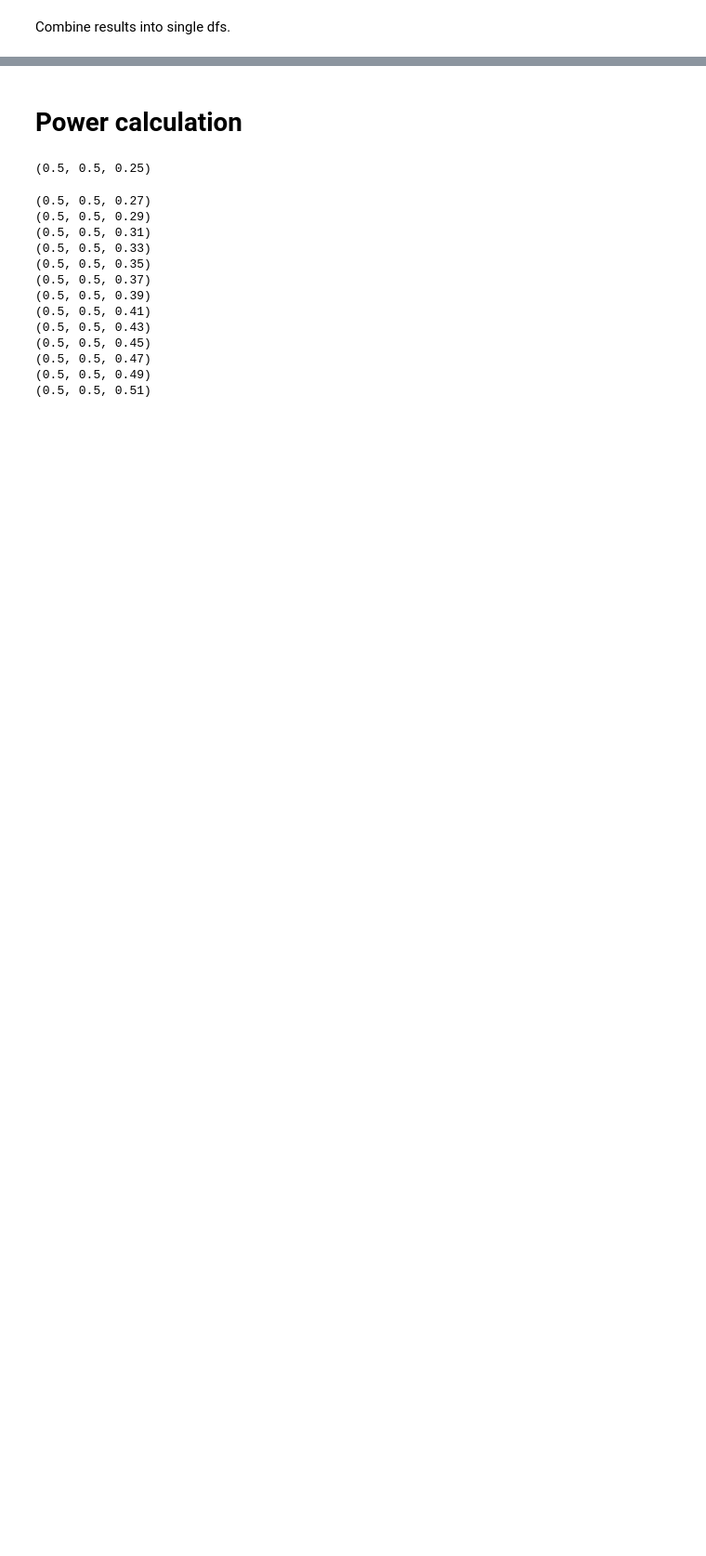
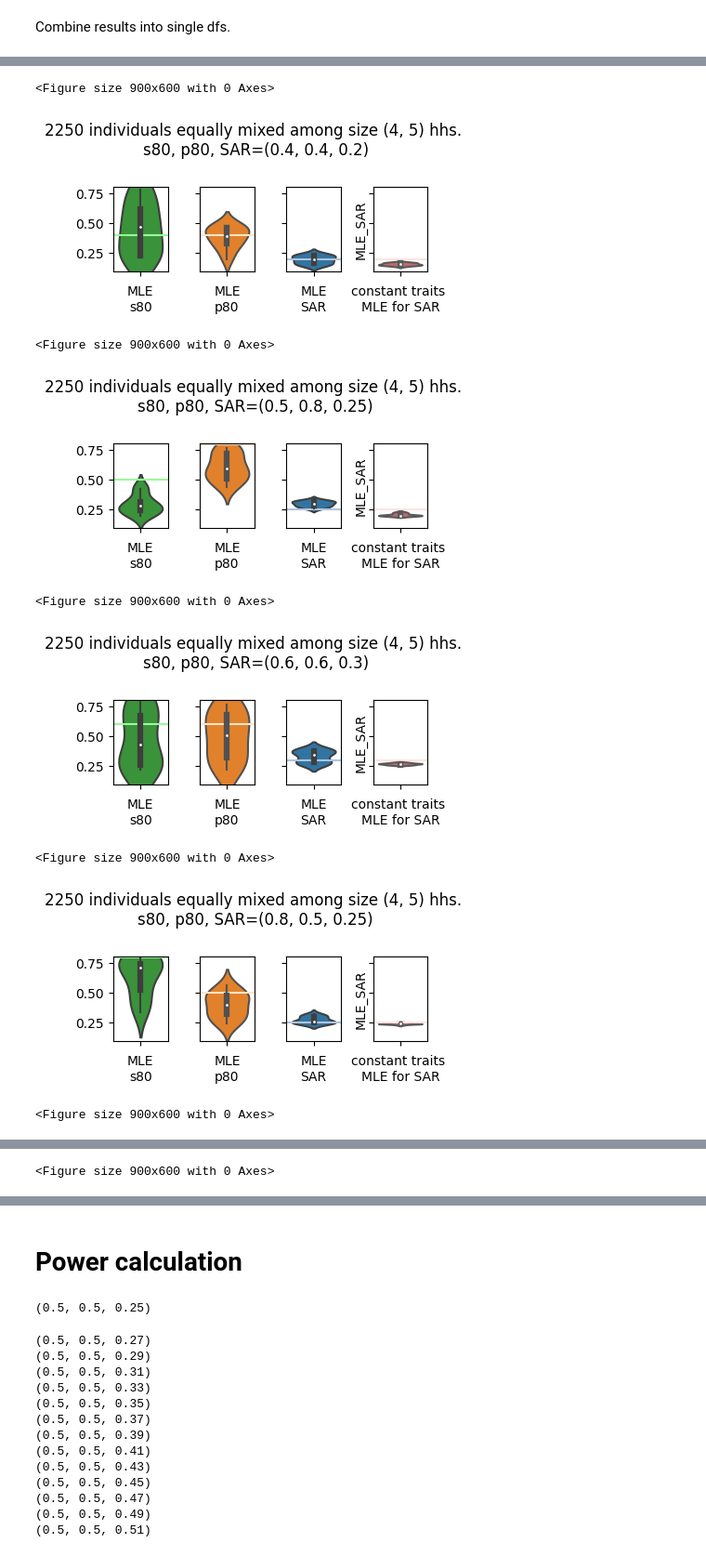
Before and after one commit to tanderson11/householdheterogeneity, a Jupyter notebook: notebooks/ViolinsAndPowerCalc.ipynb, the cells around one changed output, grey strips where cells are left out. Shown at 93% size. Cells and saved outputs as stored; diff of their text form; code cells hidden in the pictures; blank space fills up the shorter version.

```diff
--- a/notebooks/ViolinsAndPowerCalc.ipynb
+++ b/notebooks/ViolinsAndPowerCalc.ipynb
@@ -123,7 +207,9 @@ def make_mles(logl, parameters, population, parameter_set):
 # %% [markdown]
 Choose the different combinations of parameters / sample sizes / household sizes to try.
 # %%
-import covid_households.likelihood as likelihood
-sample_sizes = [500, 1500, 3000, 5000, 10000]
-population_mixes = [(8,), (5,), (2,), (8,4), (8,5), (8,7), (8,2)]#, (2,3,4,5,6,7,8)]
+import likelihood
+#sample_sizes = [500, 1500, 3000, 5000, 10000]
+samples_sizes = [500]
+#population_mixes = [(8,), (5,), (2,), (8,4), (8,5), (8,7), (8,2)]#, (2,3,4,5,6,7,8)]
+population_mixes = [(4,8)]
 parameter_sets = [(0.6, 0.6, 0.3), (0.4, 0.4, 0.2), (0.8, 0.5, 0.25), (0.5, 0.8, 0.25)]
@@ -129,0 +260,8 @@ parameter_sets = [(0.6, 0.6, 0.3), (0.4, 0.4, 0.2), (0.8, 0.5, 0.25), (0.5, 0.8,
+# %%
+SAR_min = None
+for k in missing.keys():
+    if SAR_min is None:
+        SAR_min = k[2]
+    elif k[2] < SAR_min:
+        SAR_min = k[2]
+SAR_min
@@ -129,0 +270,4 @@ parameter_sets = [(0.6, 0.6, 0.3), (0.4, 0.4, 0.2), (0.8, 0.5, 0.25), (0.5, 0.8,
+# %%
+import json
+with open('missing.json', 'w') as f:
+    json.dump(missing, f)
@@ -130,7 +276,7 @@ parameter_sets = [(0.6, 0.6, 0.3), (0.4, 0.4, 0.2), (0.8, 0.5, 0.25), (0.5, 0.8,
 # %% [markdown]
 Run the fits at all the combinations (create the population sample using statistical resampling — not forward simulation). Aggregate fits against the full surface in `fits_dfs` and the fits on the restriction that there is no heterogeneity in `null_hypoth_fits_dfs`.
 # %%
-trials = 150
+trials = 10
 
 fit_dfs = []
 null_hypoth_fits_dfs = []
@@ -139,6 +285,7 @@ for sample_size in sample_sizes:
         for parameter_set in parameter_sets:
             population_per_size = sample_size // len(population_mix)
             population = {s:population_per_size for s in population_mix}
+            print(parameter_set, population)
             samples = results.resample(parameter_set, population, trials=trials)
             logl = likelihood.logl_from_frequencies_and_counts(results.df['frequency'], samples['count'], results.metadata.parameters, sample_only_keys=['trial'])
             fits = make_mles(logl, results.metadata.parameters, population, parameter_set)
@@ -159,6 +342,13 @@ import matplotlib.pyplot as plt
 import seaborn as sns
 import os
 plt.close('all')
+
+dpi = 100
+save_figs = False
+
+fig_sizes = {'small':(4,2.25), 'big':(8,4.5)}
+chosen_size = 'small'
+
 #%matplotlib agg
 min_dict = {0.6: 0.3, 0.4:0.10, 0.5: 0.15, 0.8: 0.5}
 max_dict = {0.6: 0.8, 0.4:0.65, 0.5: 0.8, 0.8: 0.8}
@@ -167,38 +357,48 @@ axline_colors = ['palegreen', 'bisque', 'lightsteelblue']
 xlabels = ['MLE\ns80', 'MLE\np80', 'MLE\nSAR', 'constant traits \nMLE for SAR']
 for k,g in fit_df.groupby(['population mix', 'sample size', 'parameters']):
     plt.figure()
-    fig, axes = plt.subplots(1,4, dpi=800, sharey=True)
-    print(k)
-    print(g.mean())
+    fig, axes = plt.subplots(1,4, dpi=dpi, sharey=True, figsize=fig_sizes[chosen_size])
+
     population_mix, sample_size, parameters = k
     plt.suptitle(f"{sample_size} individuals equally mixed among size {population_mix} hhs. \ns80, p80, SAR={parameters}")
     i = 0
     for c in g.columns:
         if 'MLE' not in c:
             continue
         if 's80' in c or 'p80' in c:
             parameter_index = 0 if 's80' in c else 1
             #mi, ma = min_dict[parameters[parameter_index]], max_dict[parameters[parameter_index]]
             mi, ma = 0.1, 0.8
             axes[i].set_ylim(mi, ma)
         if 'SAR' in c:
             pass
             #axes[i].set_ylim(0.1, 0.5)
             axes[i].set_ylim(0.1, 0.8)
         if parameters[i] == 0.8:
             axes[i].axhline(0.795, color=axline_colors[i])
         else:
             axes[i].axhline(parameters[i], color=axline_colors[i])
         sns.violinplot(y=c, data=g, ax=axes[i], orient="v", color=colors[i])
         axes[i].set(xlabel=xlabels[i], ylabel='')
         i += 1
     null_fit_slice = null_fit_df.groupby(['population mix', 'sample size', 'parameters']).get_group(k)
     #axes[3].set_ylim(0.1, 0.5)
     axes[3].set_ylim(0.1, 0.8)
     # plot the true SAR on the null hypothesis SAR
     axes[3].axhline(parameters[2], color='mistyrose')
     axes[3].set(xlabel=xlabels[3], ylabel='')
     sns.violinplot(y=null_fit_slice['MLE_SAR'], data=null_fit_slice, ax=axes[3], orient="v", color='indianred')
     #axes[3].set(ylabel='MLE of SAR assuming no heterogeneity')
     fig.tight_layout()
-    plt.savefig(os.path.join('/Users/thayer/covid_households/batched_figs', f'{k}' + '.jpg'))
+    if save_figs:
+        plt.savefig(os.path.join('/Users/thayer/covid_households/batched_figs', f'{k}' + '.jpg'))
+# %% [output]
+<Figure size 900x600 with 0 Axes>
+[figure, added]
+<Figure size 900x600 with 0 Axes>
+[figure, added]
+<Figure size 900x600 with 0 Axes>
+[figure, added]
+<Figure size 900x600 with 0 Axes>
+[figure, added]
+<Figure size 900x600 with 0 Axes>
@@ -204,0 +406 @@ for k,g in fit_df.groupby(['population mix', 'sample size', 'parameters']):
+<Figure size 900x600 with 0 Axes>
```
Also changed, not shown: parts of 16 cells of this notebook.
